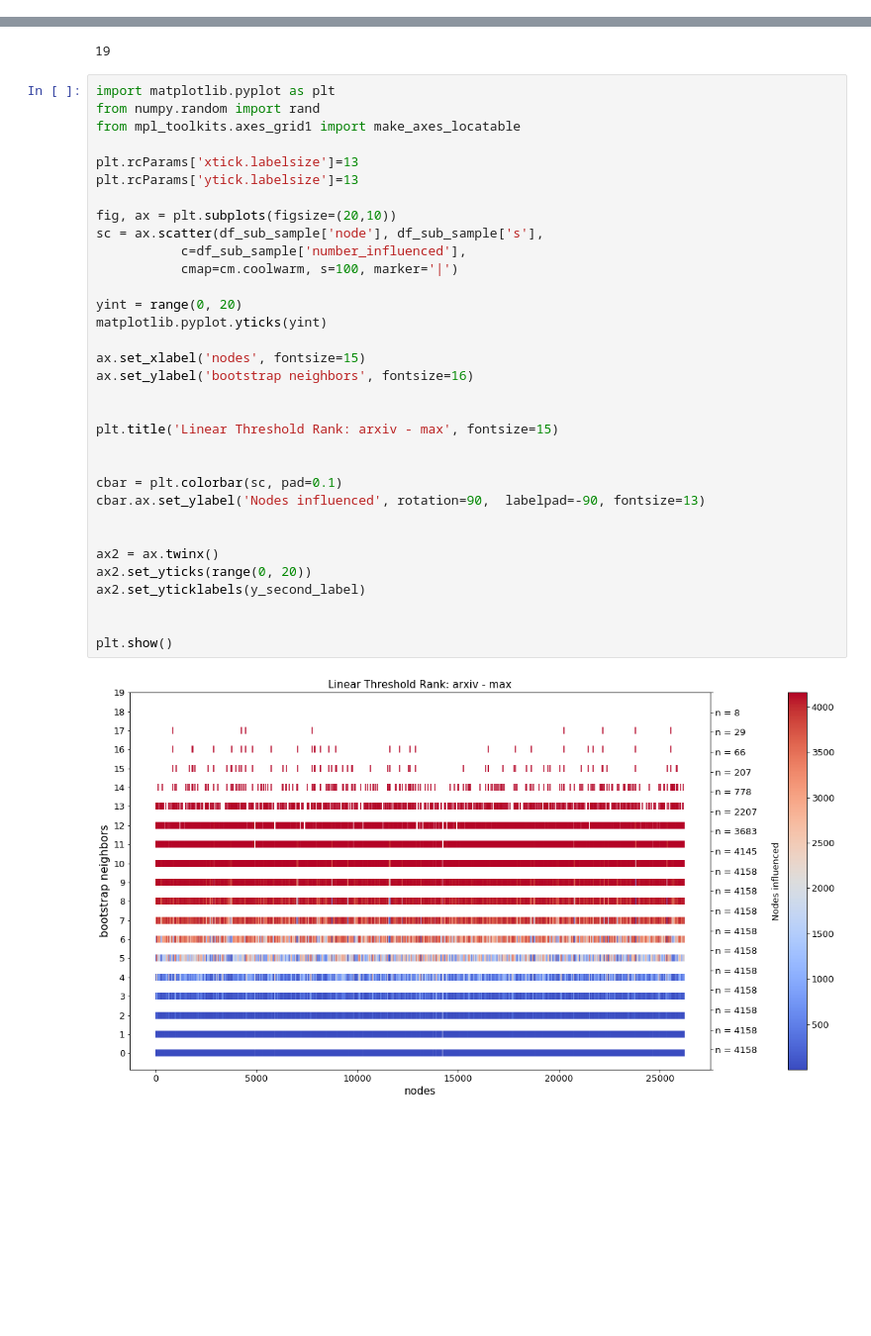
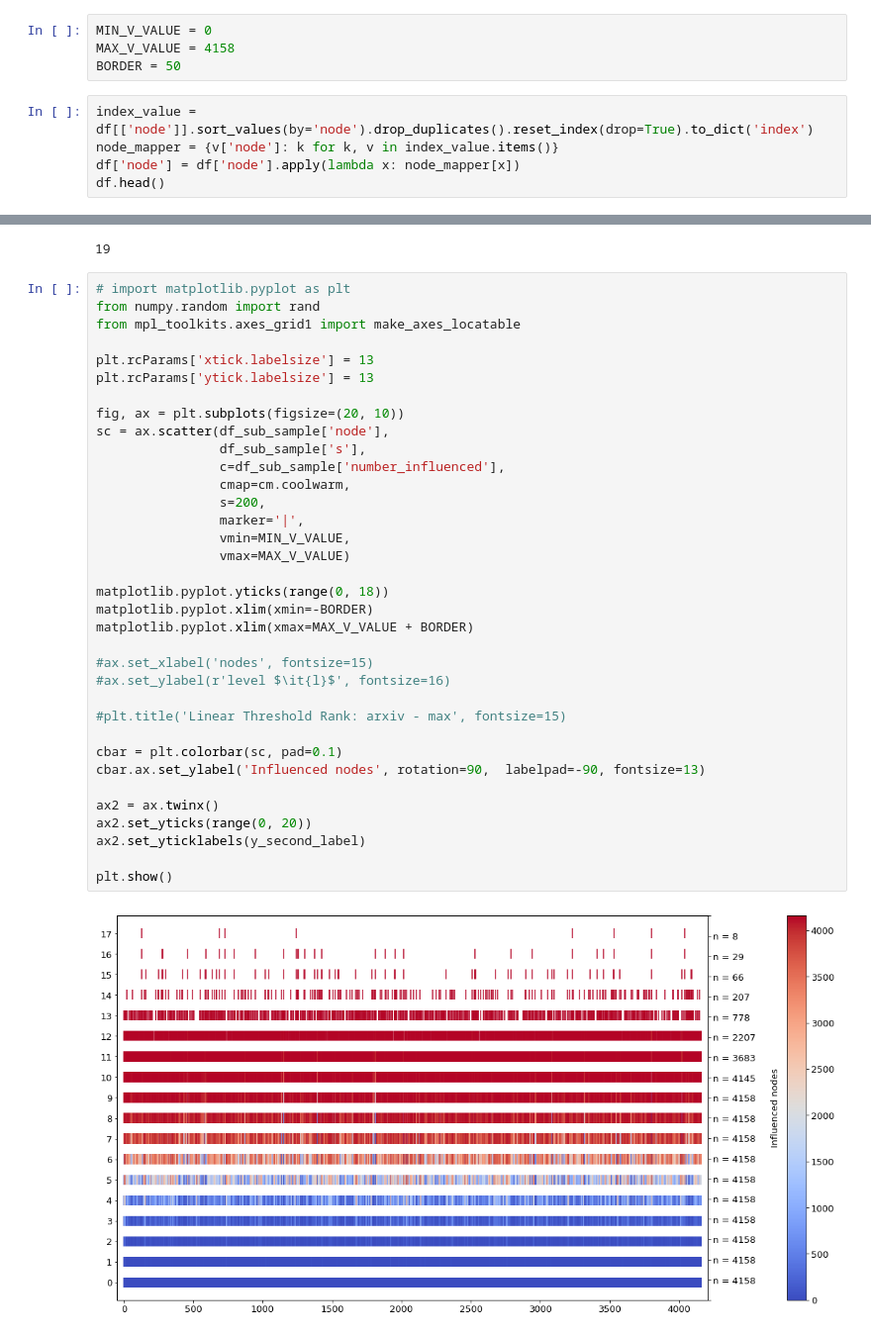
Before and after one commit to GCantergiani/ltc_ltr, a Jupyter notebook: postprocessing/arxiv/max_visualizatio.ipynb, the cells around one changed output, grey strips where cells are left out. Shown at 99% size. Cells and saved outputs as stored; diff of their text form; blank space fills up the shorter version.

Commit message:
improve arxiv graphs

```diff
--- a/postprocessing/arxiv/max_visualizatio.ipynb
+++ b/postprocessing/arxiv/max_visualizatio.ipynb
@@ -35,0 +15,9 @@ df
+# %%
+MIN_V_VALUE = 0
+MAX_V_VALUE = 4158
+BORDER = 50
+# %%
+index_value = df[['node']].sort_values(by='node').drop_duplicates().reset_index(drop=True).to_dict('index')
+node_mapper = {v['node']: k for k, v in index_value.items()}
+df['node'] = df['node'].apply(lambda x: node_mapper[x])
+df.head()
@@ -116,37 +87,39 @@ len(y_second_label)
 # %% [output]
 19
 # %%
-import matplotlib.pyplot as plt
+# import matplotlib.pyplot as plt
 from numpy.random import rand
 from mpl_toolkits.axes_grid1 import make_axes_locatable
 
-plt.rcParams['xtick.labelsize']=13
-plt.rcParams['ytick.labelsize']=13
+plt.rcParams['xtick.labelsize'] = 13
+plt.rcParams['ytick.labelsize'] = 13
 
-fig, ax = plt.subplots(figsize=(20,10))
-sc = ax.scatter(df_sub_sample['node'], df_sub_sample['s'],
-           c=df_sub_sample['number_influenced'],
-           cmap=cm.coolwarm, s=100, marker='|')
+fig, ax = plt.subplots(figsize=(20, 10))
+sc = ax.scatter(df_sub_sample['node'],
+                df_sub_sample['s'],
+                c=df_sub_sample['number_influenced'],
+                cmap=cm.coolwarm,
+                s=200,
+                marker='|',
+                vmin=MIN_V_VALUE,
+                vmax=MAX_V_VALUE)
 
-yint = range(0, 20)
-matplotlib.pyplot.yticks(yint)
+matplotlib.pyplot.yticks(range(0, 18))
+matplotlib.pyplot.xlim(xmin=-BORDER)
+matplotlib.pyplot.xlim(xmax=MAX_V_VALUE + BORDER)
 
-ax.set_xlabel('nodes', fontsize=15)
-ax.set_ylabel('bootstrap neighbors', fontsize=16)
+#ax.set_xlabel('nodes', fontsize=15)
+#ax.set_ylabel(r'level $\it{l}$', fontsize=16)
 
-
-plt.title('Linear Threshold Rank: arxiv - max', fontsize=15)
-
+#plt.title('Linear Threshold Rank: arxiv - max', fontsize=15)
 
 cbar = plt.colorbar(sc, pad=0.1)
-cbar.ax.set_ylabel('Nodes influenced', rotation=90,  labelpad=-90, fontsize=13)
-
+cbar.ax.set_ylabel('Influenced nodes', rotation=90,  labelpad=-90, fontsize=13)
 
 ax2 = ax.twinx()
 ax2.set_yticks(range(0, 20))
 ax2.set_yticklabels(y_second_label)
 
-
 plt.show()
 # %% [output]
-[figure, old version]
+[figure, new version]
```
Also changed, not shown: parts of 6 cells of this notebook, 3 other files.
